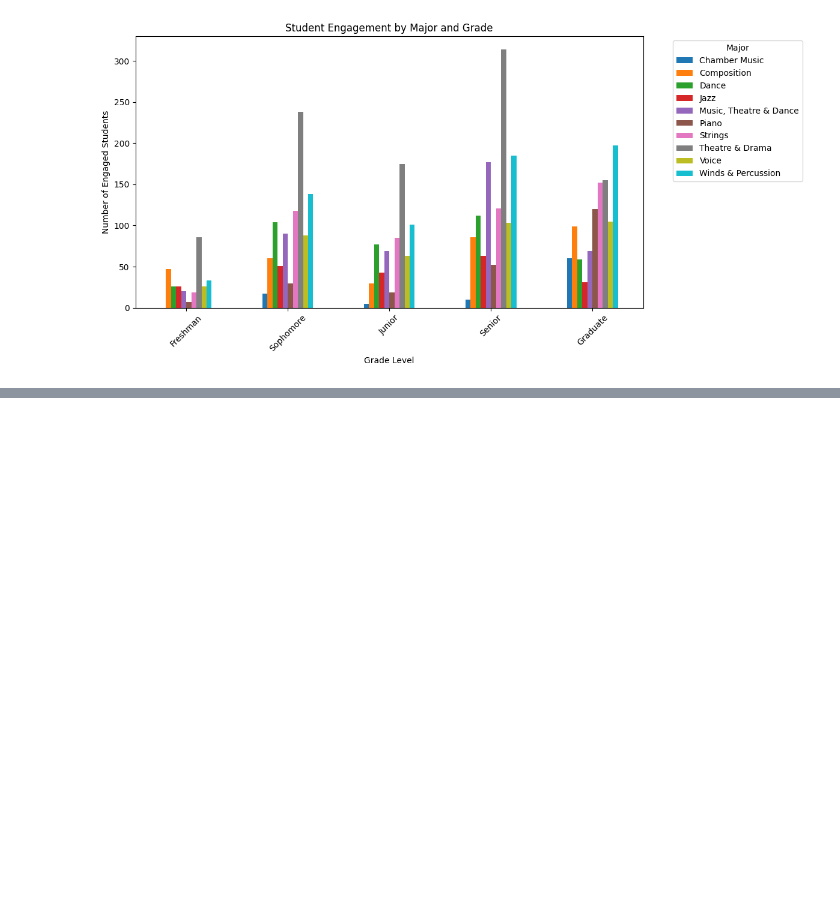
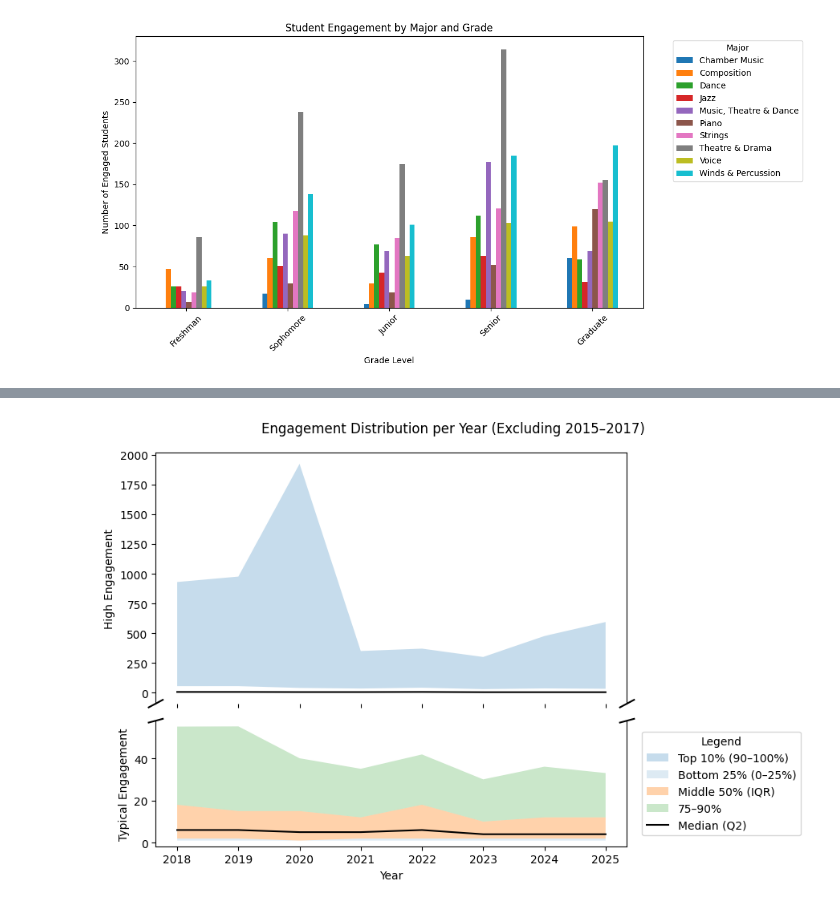
Before and after one commit to Ethan-R-Peterson/smtd-engagement-analysis, a Jupyter notebook: visualizations.ipynb, the cells around one changed output, grey strips where cells are left out. Drawn from its saved outputs; the diff is of its cells as text; code cells hidden in the pictures; blank space fills up the shorter version.

```diff
--- a/visualizations.ipynb
+++ b/visualizations.ipynb
@@ -175,0 +205,83 @@ plt.show()
+# %%
+import pandas as pd
+import matplotlib.pyplot as plt
+
+df_filtered = df[~df["year"].isin([2015, 2016, 2017])]
+
+per_student_year = (
+    df_filtered.groupby(["year", "uniqname"])["experience_id"]
+    .count()
+    .reset_index(name="engagements")
+)
+
+stats = (
+    per_student_year
+    .groupby("year")["engagements"]
+    .quantile([0.0, 0.25, 0.5, 0.75, 0.9, 1.0])
+    .unstack()
+    .reset_index()
+)
+
+stats.columns = ["year", "min", "p25", "median", "p75", "p90", "max"]
+
+fig, (ax1, ax2) = plt.subplots(
+    2, 1, sharex=True, figsize=(9,6),
+    gridspec_kw={"height_ratios": [2, 1]}
+)
+
+# --- TOP: extreme tail (90–100%) ---
+ax1.fill_between(
+    stats["year"], stats["p90"], stats["max"],
+    alpha=0.25,
+    label="Top 10% (90–100%)"
+)
+ax1.plot(stats["year"], stats["median"], color="black")
+
+ax1.set_ylabel("High Engagement")
+
+# --- BOTTOM: full distribution ---
+ax2.fill_between(stats["year"], stats["min"], stats["p25"],
+                 alpha=0.15, label="Bottom 25% (0–25%)")
+
+ax2.fill_between(stats["year"], stats["p25"], stats["p75"],
+                 alpha=0.35, label="Middle 50% (IQR)")
+
+ax2.fill_between(stats["year"], stats["p75"], stats["p90"],
+                 alpha=0.25, label="75–90%")
+
+ax2.plot(stats["year"], stats["median"],
+         color="black", label="Median (Q2)")
+
+ax2.set_ylabel("Typical Engagement")
+ax2.set_xlabel("Year")
+
+# --- SINGLE LEGEND FOR EVERYTHING ---
+handles, labels = ax2.get_legend_handles_labels()
+handles2, labels2 = ax1.get_legend_handles_labels()
+
+ax2.legend(
+    handles2 + handles,
+    labels2 + labels,
+    loc="center left",
+    bbox_to_anchor=(1.02, 0.5),
+    title="Legend"
+)
+
+# axis break styling
+ax1.spines["bottom"].set_visible(False)
+ax2.spines["top"].set_visible(False)
+
+d = 0.015
+kwargs = dict(transform=ax1.transAxes, color='k', clip_on=False)
+ax1.plot((-d, +d), (-d, +d), **kwargs)
+ax1.plot((1 - d, 1 + d), (-d, +d), **kwargs)
+
+kwargs.update(transform=ax2.transAxes)
+ax2.plot((-d, +d), (1 - d, 1 + d), **kwargs)
+ax2.plot((1 - d, 1 + d), (1 - d, 1 + d), **kwargs)
+
+plt.suptitle("Engagement Distribution per Year (Excluding 2015–2017)")
+plt.tight_layout()
+plt.show()
+# %% [output]
+[figure, added]
```
Also changed, not shown: parts of 4 cells of this notebook, 5 other files.
